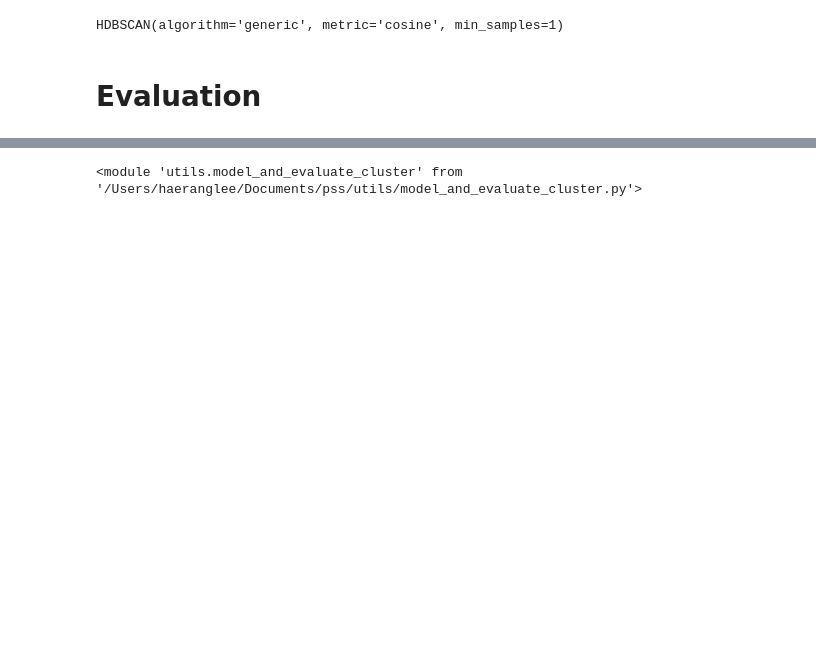
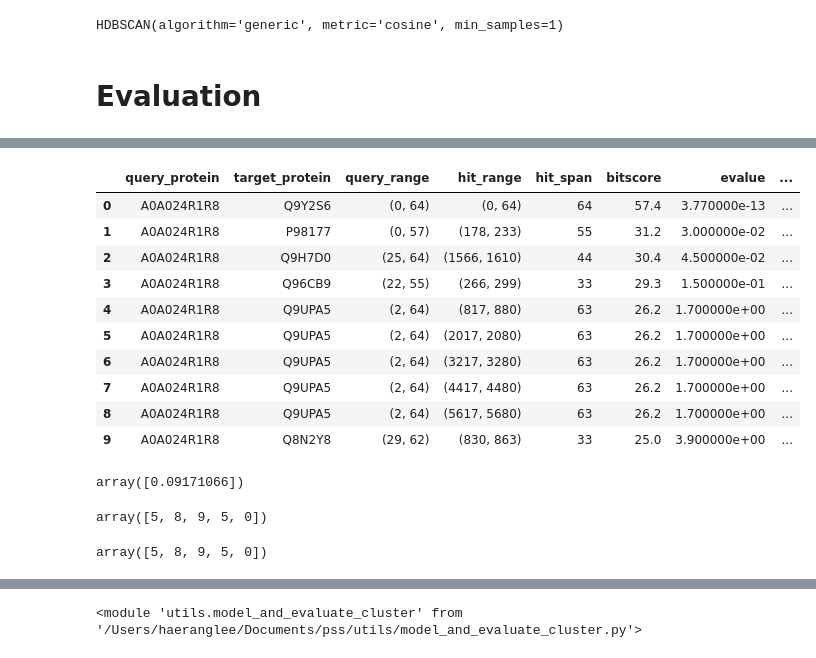
Before and after one commit to dptrsa-300/pss, a Jupyter notebook: Models.ipynb, the cells around one changed output, grey strips where cells are left out. Drawn from its saved outputs; the diff is of its cells as text; code cells hidden in the pictures; blank space fills up the shorter version.

```diff
--- a/Models.ipynb
+++ b/Models.ipynb
@@ -467,6 +605,6 @@ HDBSCAN(algorithm='generic', metric='cosine', min_samples=1)
 # %%
 # Download lookup files
-pairwise_metrics = pd.read_csv(io.StringIO(gcs.download_text('annotations/blast_annotations.csv')))
+pairwise_metrics = gcs.download_parquet("annotations/blast_annotations.parquet")
 pairwise_metrics = pairwise_metrics.drop_duplicates()
 asp = ev.download_asp()
 sequences = gcs.download_parquet("structure_files/sequences/sequences.parquet")
@@ -474,2 +630,26 @@ sequences["seq_len"] = sequences["pdbx_seq_one_letter_code"].str.len()
+# %%
+pairwise_metrics["query_protein_orig"]=pairwise_metrics.query_protein
+pairwise_metrics["target_protein_orig"]=pairwise_metrics.target_protein
+
+pairwise_metrics["target_protein"]=pairwise_metrics.target_protein_orig.str.split('-', expand=True)[1]
+pairwise_metrics["query_protein"]=pairwise_metrics.query_protein_orig.str.split('-', expand=True)[1]
+# %%
+pairwise_metrics[0:10]
+# %% [output]
+|  | query_protein | target_protein | query_range | hit_range | hit_span | bitscore | evalue | ... |
+| 0 | A0A024R1R8 | Q9Y2S6 | (0, 64) | (0, 64) | 64 | 57.4 | 3.770000e-13 | ... |
+| 1 | A0A024R1R8 | P98177 | (0, 57) | (178, 233) | 55 | 31.2 | 3.000000e-02 | ... |
+| 2 | A0A024R1R8 | Q9H7D0 | (25, 64) | (1566, 1610) | 44 | 30.4 | 4.500000e-02 | ... |
+| 3 | A0A024R1R8 | Q96CB9 | (22, 55) | (266, 299) | 33 | 29.3 | 1.500000e-01 | ... |
+| 4 | A0A024R1R8 | Q9UPA5 | (2, 64) | (817, 880) | 63 | 26.2 | 1.700000e+00 | ... |
+| 5 | A0A024R1R8 | Q9UPA5 | (2, 64) | (2017, 2080) | 63 | 26.2 | 1.700000e+00 | ... |
+| 6 | A0A024R1R8 | Q9UPA5 | (2, 64) | (3217, 3280) | 63 | 26.2 | 1.700000e+00 | ... |
+| 7 | A0A024R1R8 | Q9UPA5 | (2, 64) | (4417, 4480) | 63 | 26.2 | 1.700000e+00 | ... |
+| 8 | A0A024R1R8 | Q9UPA5 | (2, 64) | (5617, 5680) | 63 | 26.2 | 1.700000e+00 | ... |
+| 9 | A0A024R1R8 | Q8N2Y8 | (29, 62) | (830, 863) | 33 | 25.0 | 3.900000e+00 | ... |
 # %%
 # TO DO: Need to fix this pairwise metrics lookup table. Danie to remove dupes.
+# %%
+np.random.rand(1)
+# %% [output]
+array([0.09171066])
@@ -475,0 +658,10 @@ sequences["seq_len"] = sequences["pdbx_seq_one_letter_code"].str.len()
+# %%
+np.random.seed(1)
+np.random.randint(10, size = 5)
+# %% [output]
+array([5, 8, 9, 5, 0])
+# %%
+np.random.seed(1)
+np.random.randint(10, size = 5)
+# %% [output]
+array([5, 8, 9, 5, 0])
```
Also changed, not shown: parts of 35 cells of this notebook, 3 other files.
